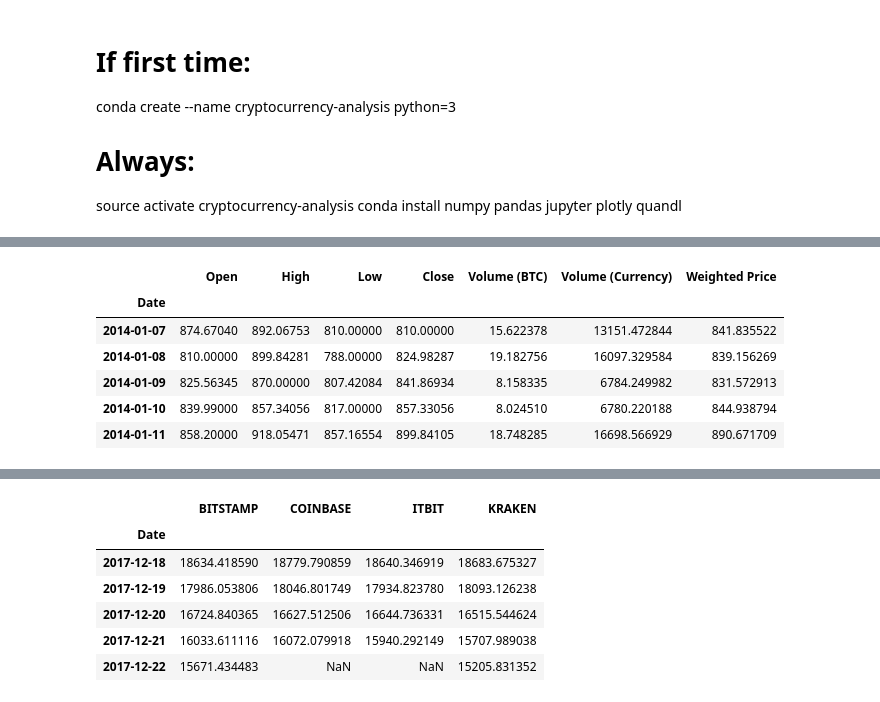
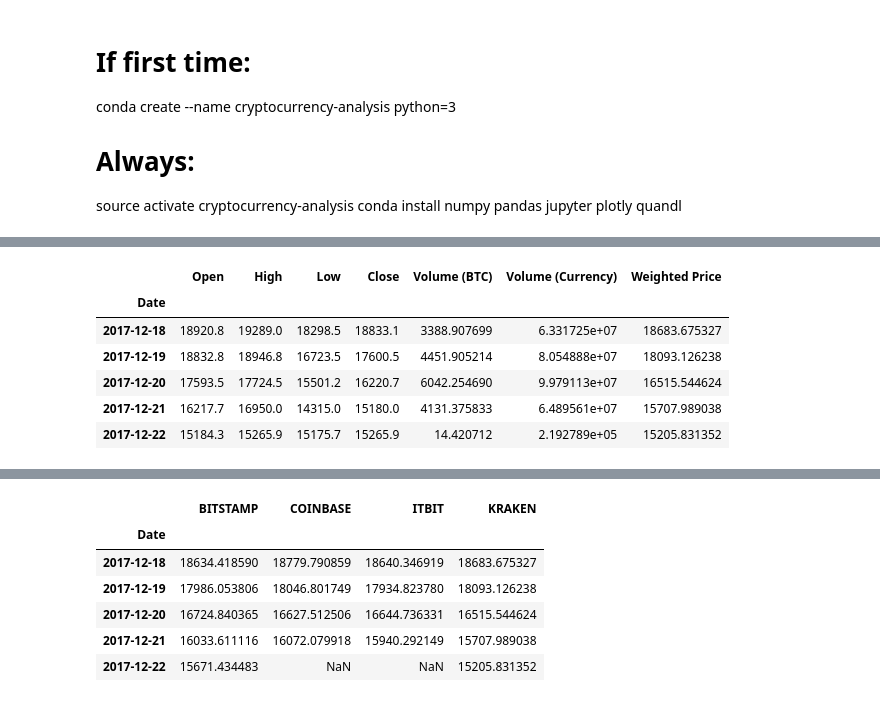
Before and after one commit to seungkwanbaek/ML4Crypto, a Jupyter notebook: Crypto Anlaysis.ipynb, the cells around one changed output, grey strips where cells are left out. Saved outputs shown, nothing was run; the diff lists cells and outputs as text; code cells hidden in the pictures.

```diff
--- a/Crypto Anlaysis.ipynb
+++ b/Crypto Anlaysis.ipynb
@@ -41,13 +42,13 @@ Loaded BCHARTS/KRAKENUSD from cache
 # %%
-btc_usd_price_kraken.head()
+btc_usd_price_kraken.tail()
 # %% [output]
 |  | Open | High | Low | Close | Volume (BTC) | Volume (Currency) | Weighted Price |
 | Date |  |  |  |  |  |  |  |
-| 2014-01-07 | 874.67040 | 892.06753 | 810.00000 | 810.00000 | 15.622378 | 13151.472844 | 841.835522 |
-| 2014-01-08 | 810.00000 | 899.84281 | 788.00000 | 824.98287 | 19.182756 | 16097.329584 | 839.156269 |
-| 2014-01-09 | 825.56345 | 870.00000 | 807.42084 | 841.86934 | 8.158335 | 6784.249982 | 831.572913 |
-| 2014-01-10 | 839.99000 | 857.34056 | 817.00000 | 857.33056 | 8.024510 | 6780.220188 | 844.938794 |
-| 2014-01-11 | 858.20000 | 918.05471 | 857.16554 | 899.84105 | 18.748285 | 16698.566929 | 890.671709 |
+| 2017-12-18 | 18920.8 | 19289.0 | 18298.5 | 18833.1 | 3388.907699 | 6.331725e+07 | 18683.675327 |
+| 2017-12-19 | 18832.8 | 18946.8 | 16723.5 | 17600.5 | 4451.905214 | 8.054888e+07 | 18093.126238 |
+| 2017-12-20 | 17593.5 | 17724.5 | 15501.2 | 16220.7 | 6042.254690 | 9.979113e+07 | 16515.544624 |
+| 2017-12-21 | 16217.7 | 16950.0 | 14315.0 | 15180.0 | 4131.375833 | 6.489561e+07 | 15707.989038 |
+| 2017-12-22 | 15184.3 | 15265.9 | 15175.7 | 15265.9 | 14.420712 | 2.192789e+05 | 15205.831352 |
 # %%
 # Chart the BTC pricing data
 btc_trace = go.Scatter(x=btc_usd_price_kraken.index, y=btc_usd_price_kraken['Weighted Price'])
```
Also changed, not shown: parts of 5 cells of this notebook, 6 other files.
